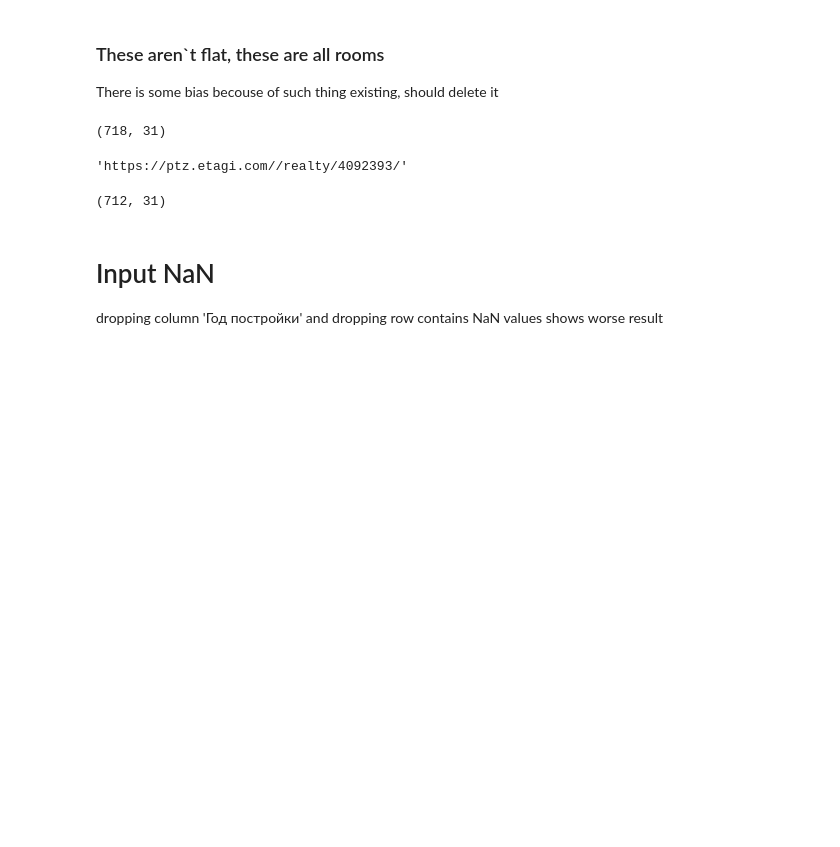
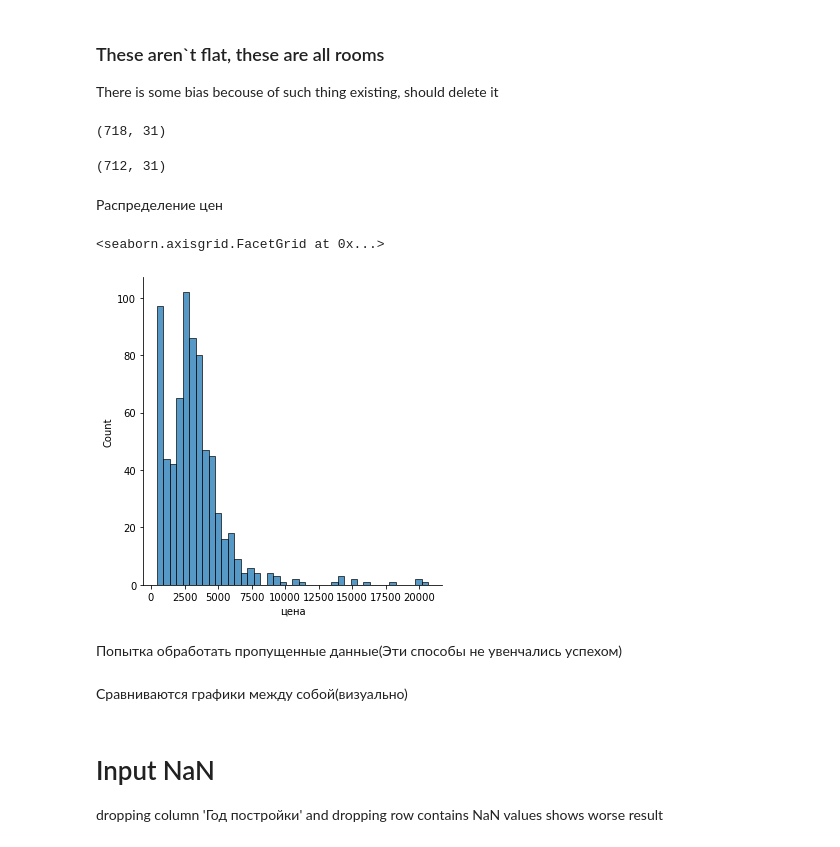
Before and after one commit to Golden-dreamer/ptz-flats-predict, a Jupyter notebook: model.ipynb, the cells around one changed output. Cells and saved outputs as stored; diff of their text form; code cells hidden in the pictures; blank space fills up the shorter version.

```diff
--- a/model.ipynb
+++ b/model.ipynb
@@ -94,9 +117,7 @@ train.shape
 # %% [output]
 (718, 31)
 # %%
-df.loc[4092393].url # do not drop this (I guess, it is flat after all)
+#df.loc[4092393].url # do not drop this (I guess, it is flat after all)
-# %% [output]
-'https://ptz.etagi.com//realty/4092393/'
 # %%
 ptz_address = ['Древлянка', 'Кукковка', 'Октябрьский', 'Голиковка',
                'Перевалка', 'Центр', 'Ключевая', 'Зарека', 'Первомайский', 'Сулажгора']
@@ -108,6 +129,17 @@ train.drop(index=idx_to_drop, inplace=True)
 train.shape
 # %% [output]
 (712, 31)
+# %% [markdown]
+Распределение цен
+# %%
+sns.displot(train['цена'])
+# %% [output]
+<seaborn.axisgrid.FacetGrid at 0x...>
+[figure, added]
+# %% [markdown]
+Попытка обработать пропущенные данные(Эти способы не увенчались успехом)
+# %% [markdown]
+Сравниваются графики между собой(визуально)
 # %% [markdown]
 # Input NaN
 dropping column 'Год постройки' and dropping row contains NaN values shows worse result
```
Also changed, not shown: parts of 125 cells of this notebook.
